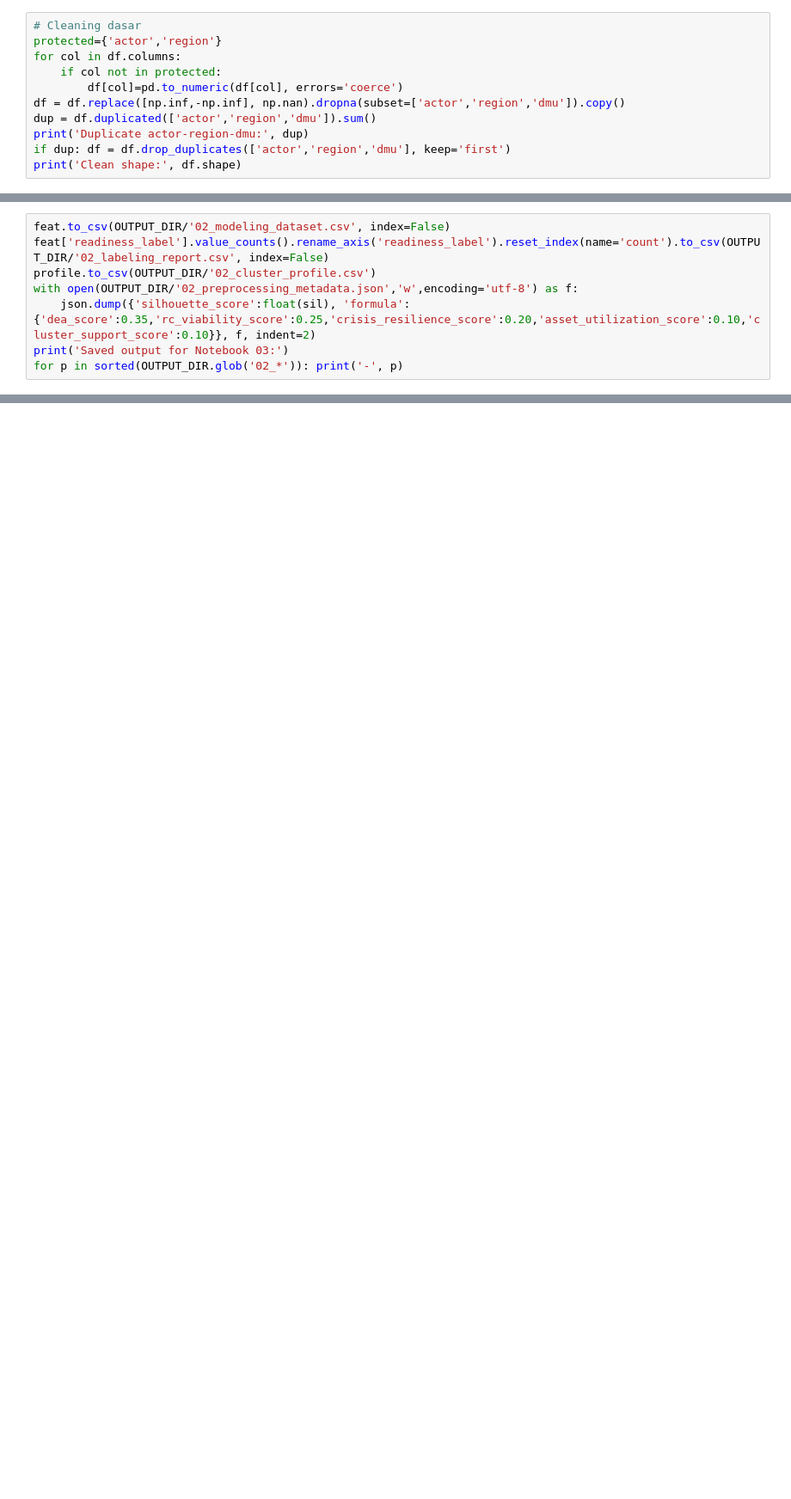
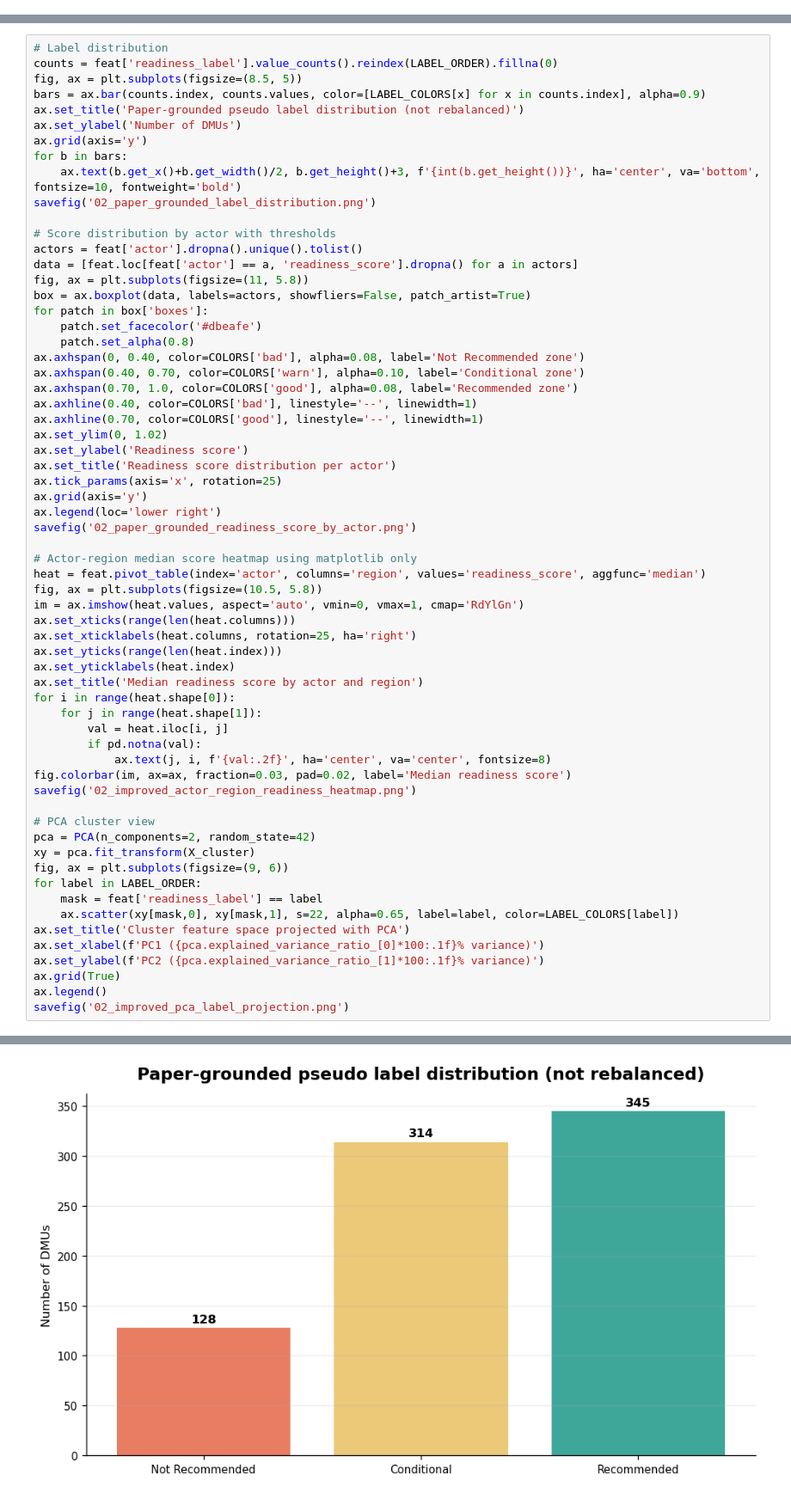
Before and after one commit to Ditt-A/RiceGuard, a Jupyter notebook: 02_preprocessing_pseudo_labeling.ipynb, the cells around one changed output, grey strips where cells are left out. Shown at 86% size. Cells and saved outputs as stored; diff of their text form; blank space fills up the shorter version.

```diff
--- a/02_preprocessing_pseudo_labeling.ipynb
+++ b/02_preprocessing_pseudo_labeling.ipynb
@@ -39,11 +81,0 @@ print(df.shape); display(df.head())
-# %%
-# Cleaning dasar
-protected={'actor','region'}
-for col in df.columns:
-    if col not in protected:
-        df[col]=pd.to_numeric(df[col], errors='coerce')
-df = df.replace([np.inf,-np.inf], np.nan).dropna(subset=['actor','region','dmu']).copy()
-dup = df.duplicated(['actor','region','dmu']).sum()
-print('Duplicate actor-region-dmu:', dup)
-if dup: df = df.drop_duplicates(['actor','region','dmu'], keep='first')
-print('Clean shape:', df.shape)
@@ -213,8 +370,0 @@ plt.title('Readiness Score per Aktor'); plt.xticks(rotation=30, ha='right'); plt
-# %%
-feat.to_csv(OUTPUT_DIR/'02_modeling_dataset.csv', index=False)
-feat['readiness_label'].value_counts().rename_axis('readiness_label').reset_index(name='count').to_csv(OUTPUT_DIR/'02_labeling_report.csv', index=False)
-profile.to_csv(OUTPUT_DIR/'02_cluster_profile.csv')
-with open(OUTPUT_DIR/'02_preprocessing_metadata.json','w',encoding='utf-8') as f:
-    json.dump({'silhouette_score':float(sil), 'formula': {'dea_score':0.35,'rc_viability_score':0.25,'crisis_resilience_score':0.20,'asset_utilization_score':0.10,'cluster_support_score':0.10}}, f, indent=2)
-print('Saved output for Notebook 03:')
-for p in sorted(OUTPUT_DIR.glob('02_*')): print('-', p)
@@ -226,0 +787,64 @@ Saved output for Notebook 03:
+# %%
+# Label distribution
+counts = feat['readiness_label'].value_counts().reindex(LABEL_ORDER).fillna(0)
+fig, ax = plt.subplots(figsize=(8.5, 5))
+bars = ax.bar(counts.index, counts.values, color=[LABEL_COLORS[x] for x in counts.index], alpha=0.9)
+ax.set_title('Paper-grounded pseudo label distribution (not rebalanced)')
+ax.set_ylabel('Number of DMUs')
+ax.grid(axis='y')
+for b in bars:
+    ax.text(b.get_x()+b.get_width()/2, b.get_height()+3, f'{int(b.get_height())}', ha='center', va='bottom', fontsize=10, fontweight='bold')
+savefig('02_paper_grounded_label_distribution.png')
+
+# Score distribution by actor with thresholds
+actors = feat['actor'].dropna().unique().tolist()
+data = [feat.loc[feat['actor'] == a, 'readiness_score'].dropna() for a in actors]
+fig, ax = plt.subplots(figsize=(11, 5.8))
+box = ax.boxplot(data, labels=actors, showfliers=False, patch_artist=True)
+for patch in box['boxes']:
+    patch.set_facecolor('#dbeafe')
+    patch.set_alpha(0.8)
+ax.axhspan(0, 0.40, color=COLORS['bad'], alpha=0.08, label='Not Recommended zone')
+ax.axhspan(0.40, 0.70, color=COLORS['warn'], alpha=0.10, label='Conditional zone')
+ax.axhspan(0.70, 1.0, color=COLORS['good'], alpha=0.08, label='Recommended zone')
+ax.axhline(0.40, color=COLORS['bad'], linestyle='--', linewidth=1)
+ax.axhline(0.70, color=COLORS['good'], linestyle='--', linewidth=1)
+ax.set_ylim(0, 1.02)
+ax.set_ylabel('Readiness score')
+ax.set_title('Readiness score distribution per actor')
+ax.tick_params(axis='x', rotation=25)
+ax.grid(axis='y')
+ax.legend(loc='lower right')
+savefig('02_paper_grounded_readiness_score_by_actor.png')
+
+# Actor-region median score heatmap using matplotlib only
+heat = feat.pivot_table(index='actor', columns='region', values='readiness_score', aggfunc='median')
+fig, ax = plt.subplots(figsize=(10.5, 5.8))
+im = ax.imshow(heat.values, aspect='auto', vmin=0, vmax=1, cmap='RdYlGn')
+ax.set_xticks(range(len(heat.columns)))
+ax.set_xticklabels(heat.columns, rotation=25, ha='right')
+ax.set_yticks(range(len(heat.index)))
+ax.set_yticklabels(heat.index)
+ax.set_title('Median readiness score by actor and region')
+for i in range(heat.shape[0]):
+    for j in range(heat.shape[1]):
+        val = heat.iloc[i, j]
+        if pd.notna(val):
+            ax.text(j, i, f'{val:.2f}', ha='center', va='center', fontsize=8)
+fig.colorbar(im, ax=ax, fraction=0.03, pad=0.02, label='Median readiness score')
+savefig('02_improved_actor_region_readiness_heatmap.png')
+
+# PCA cluster view
+pca = PCA(n_components=2, random_state=42)
+xy = pca.fit_transform(X_cluster)
+fig, ax = plt.subplots(figsize=(9, 6))
+for label in LABEL_ORDER:
+    mask = feat['readiness_label'] == label
+    ax.scatter(xy[mask,0], xy[mask,1], s=22, alpha=0.65, label=label, color=LABEL_COLORS[label])
+ax.set_title('Cluster feature space projected with PCA')
+ax.set_xlabel(f'PC1 ({pca.explained_variance_ratio_[0]*100:.1f}% variance)')
+ax.set_ylabel(f'PC2 ({pca.explained_variance_ratio_[1]*100:.1f}% variance)')
+ax.grid(True)
+ax.legend()
+savefig('02_improved_pca_label_projection.png')
+# %% [output]
@@ -226,0 +852 @@ Saved output for Notebook 03:
+[figure, added]
```
Also changed, not shown: parts of 31 cells of this notebook, 30 other files.
